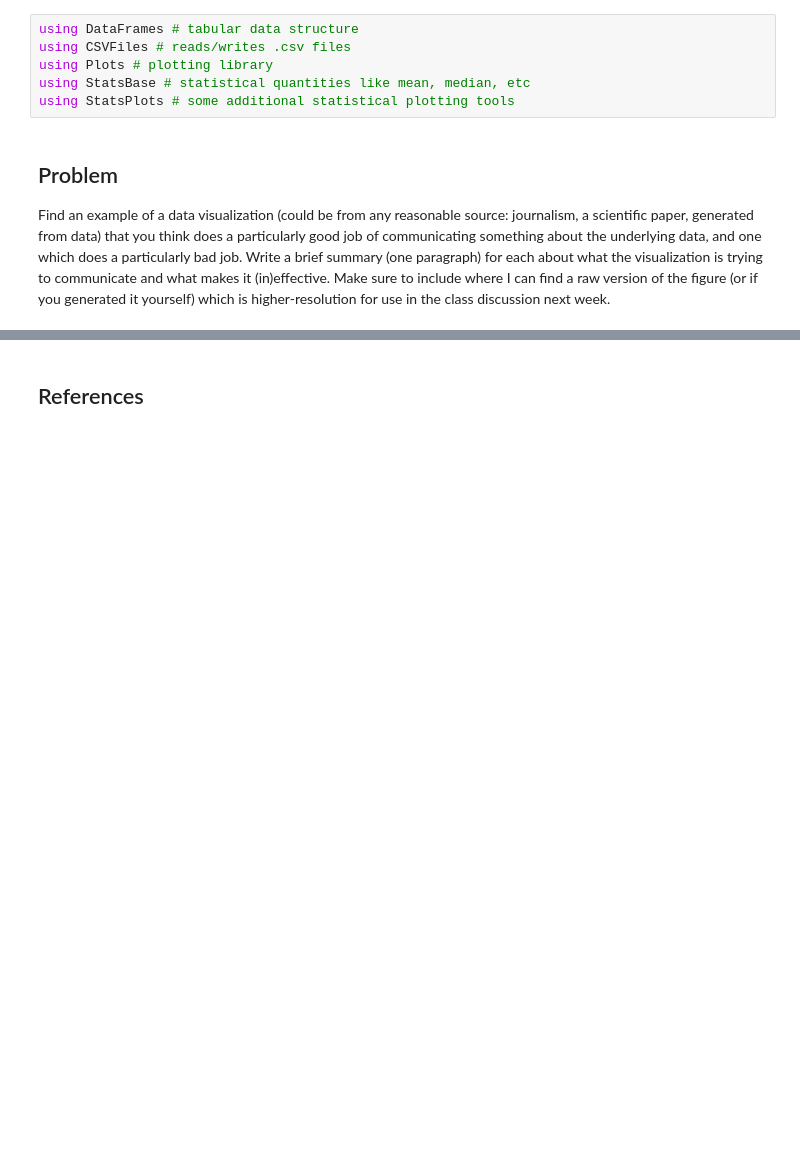
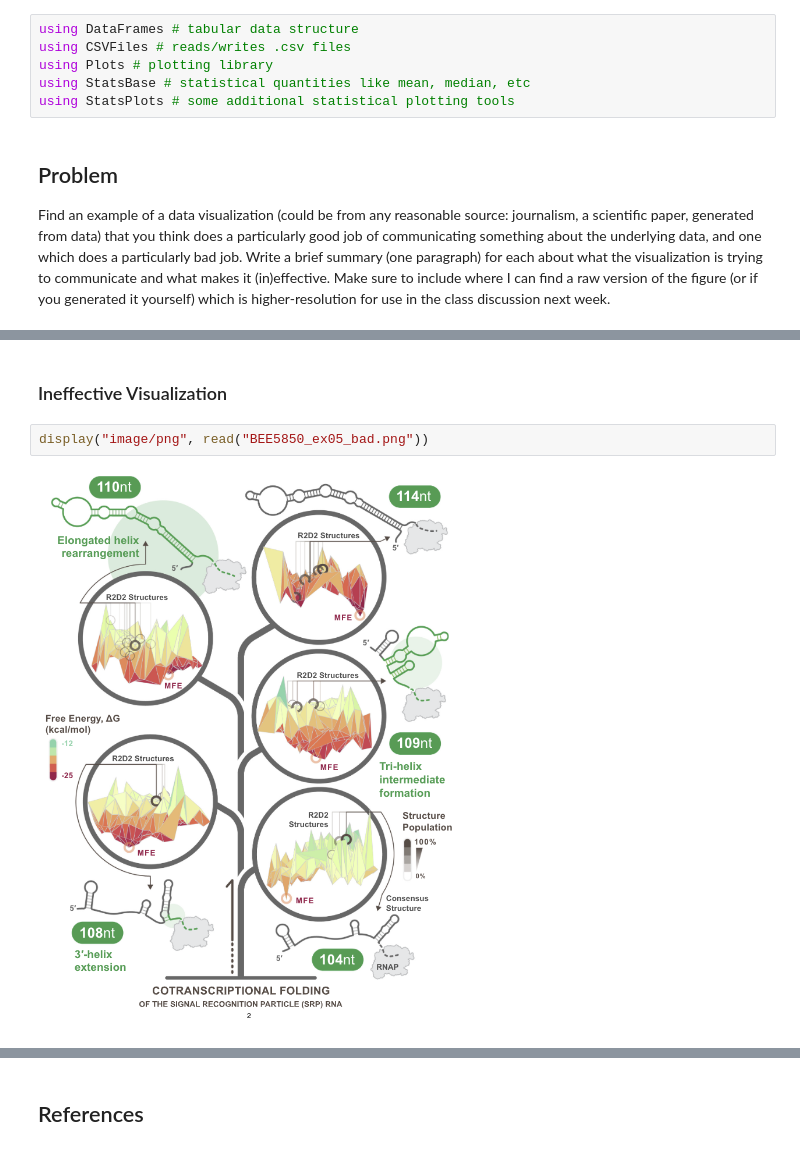
Before and after one commit to anthonynic28/ex_week05_BEE5850, a Jupyter notebook: ex05.ipynb, the cells around one changed output, grey strips where cells are left out. Saved outputs shown, nothing was run; the diff lists cells and outputs as text; blank space fills up the shorter version.

```diff
--- a/ex05.ipynb
+++ b/ex05.ipynb
@@ -52,0 +63,6 @@ discussion next week.
+# %% [markdown]
+### Ineffective Visualization
+# %%
+display("image/png", read("BEE5850_ex05_bad.png"))
+# %% [output]
+[figure, added]
```
Also changed, not shown: parts of 7 cells of this notebook, 5 other files.
